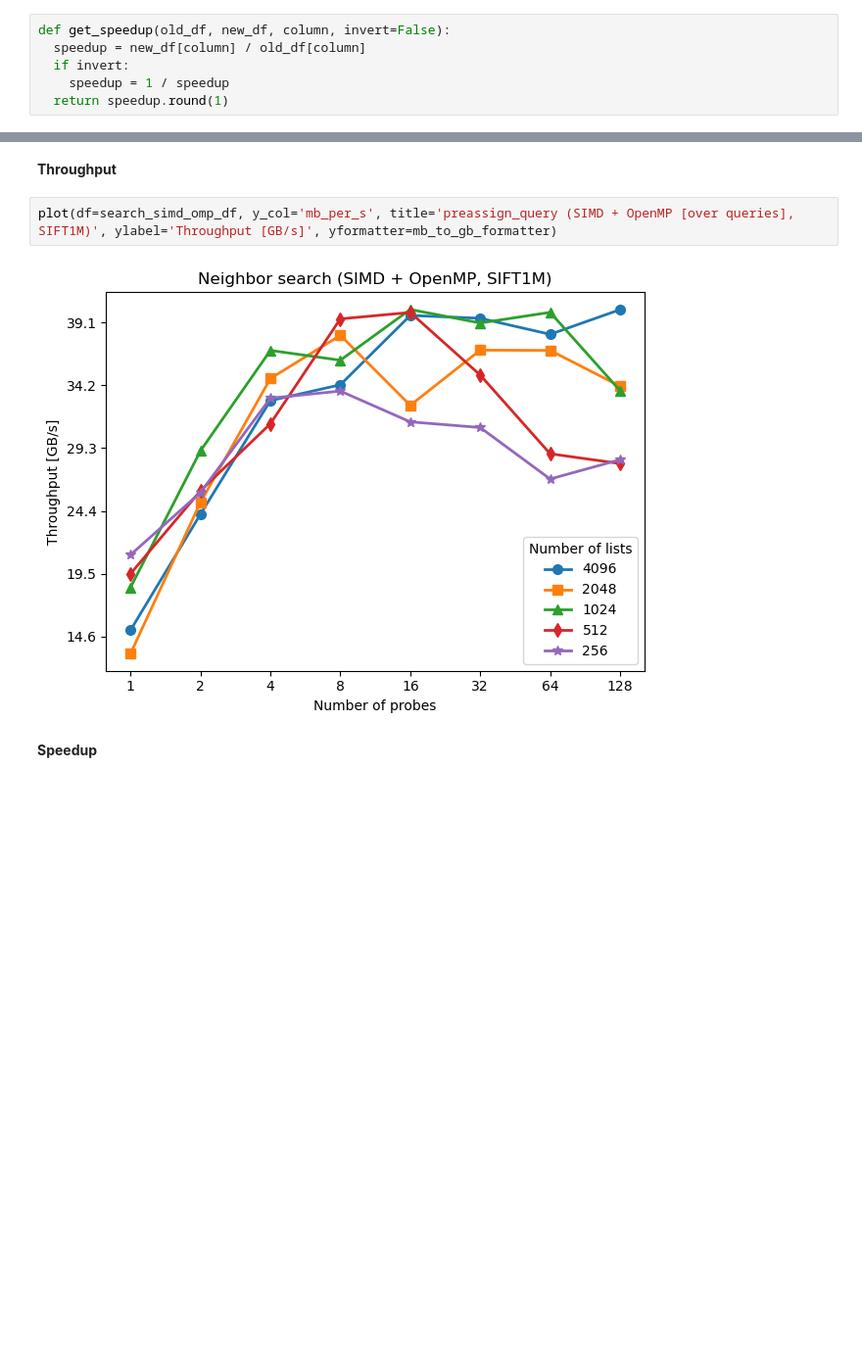
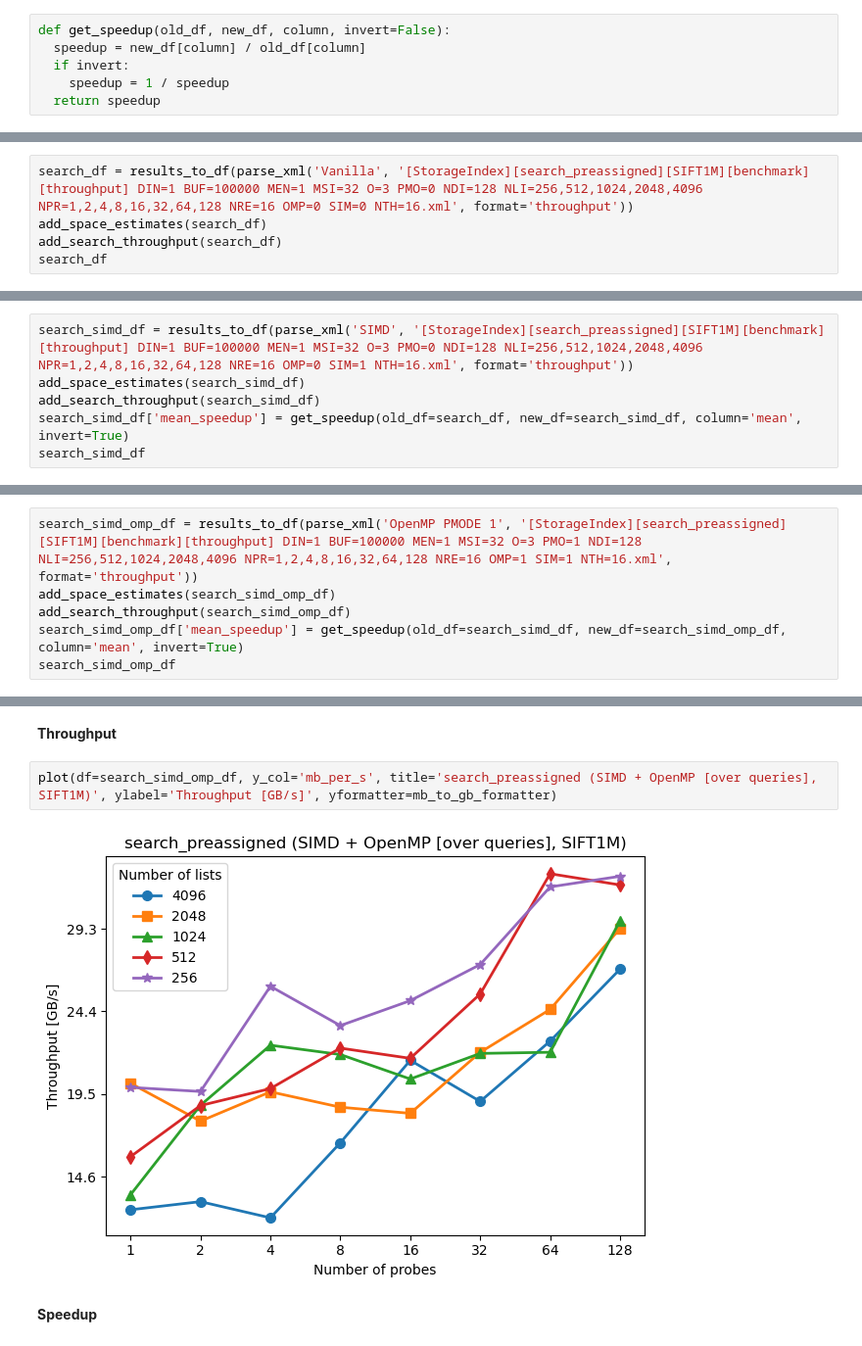
Before and after one commit to TimonFercho/ann-distributed-key-value-store, a Jupyter notebook: evaluation/index/index-evaluation.ipynb, the cells around one changed output, grey strips where cells are left out. Shown at 98% size. Drawn from its saved outputs; the diff is of its cells as text; blank space fills up the shorter version.

```diff
--- a/evaluation/index/index-evaluation.ipynb
+++ b/evaluation/index/index-evaluation.ipynb
@@ -211,7 +246,7 @@ def get_speedup(old_df, new_df, column, invert=False):
   speedup = new_df[column] / old_df[column]
   if invert:
     speedup = 1 / speedup
-  return speedup.round(1)
+  return speedup
 # %% [markdown]
 # `bulk_insert_entries`
 # %% [markdown]
@@ -397,0 +362,5 @@ search_df
+# %%
+search_df = results_to_df(parse_xml('Vanilla', '[StorageIndex][search_preassigned][SIFT1M][benchmark][throughput] DIN=1 BUF=100000 MEN=1 MSI=32 O=3 PMO=0 NDI=128 NLI=256,512,1024,2048,4096 NPR=1,2,4,8,16,32,64,128 NRE=16 OMP=0 SIM=0 NTH=16.xml', format='throughput'))
+add_space_estimates(search_df)
+add_search_throughput(search_df)
+search_df
@@ -505,0 +449,6 @@ search_simd_df
+# %%
+search_simd_df = results_to_df(parse_xml('SIMD', '[StorageIndex][search_preassigned][SIFT1M][benchmark][throughput] DIN=1 BUF=100000 MEN=1 MSI=32 O=3 PMO=0 NDI=128 NLI=256,512,1024,2048,4096 NPR=1,2,4,8,16,32,64,128 NRE=16 OMP=0 SIM=1 NTH=16.xml', format='throughput'))
+add_space_estimates(search_simd_df)
+add_search_throughput(search_simd_df)
+search_simd_df['mean_speedup'] = get_speedup(old_df=search_df, new_df=search_simd_df, column='mean', invert=True)
+search_simd_df
@@ -671,0 +633,6 @@ search_simd_omp_df
+# %%
+search_simd_omp_df = results_to_df(parse_xml('OpenMP PMODE 1', '[StorageIndex][search_preassigned][SIFT1M][benchmark][throughput] DIN=1 BUF=100000 MEN=1 MSI=32 O=3 PMO=1 NDI=128 NLI=256,512,1024,2048,4096 NPR=1,2,4,8,16,32,64,128 NRE=16 OMP=1 SIM=1 NTH=16.xml', format='throughput'))
+add_space_estimates(search_simd_omp_df)
+add_search_throughput(search_simd_omp_df)
+search_simd_omp_df['mean_speedup'] = get_speedup(old_df=search_simd_df, new_df=search_simd_omp_df, column='mean', invert=True)
+search_simd_omp_df
@@ -678,9 +663,9 @@ plot(df=search_simd_omp_df, y_col='mean', yerr_col='std', title='preassign_query
 # %% [markdown]
 **Throughput**
 # %%
-plot(df=search_simd_omp_df, y_col='mb_per_s', title='preassign_query (SIMD + OpenMP [over queries], SIFT1M)', ylabel='Throughput [GB/s]', yformatter=mb_to_gb_formatter)
+plot(df=search_simd_omp_df, y_col='mb_per_s', title='search_preassigned (SIMD + OpenMP [over queries], SIFT1M)', ylabel='Throughput [GB/s]', yformatter=mb_to_gb_formatter)
 # %% [output]
-[figure, old version]
+[figure, new version]
 # %% [markdown]
 **Speedup**
 # %%
```
Also changed, not shown: parts of 82 cells of this notebook.
